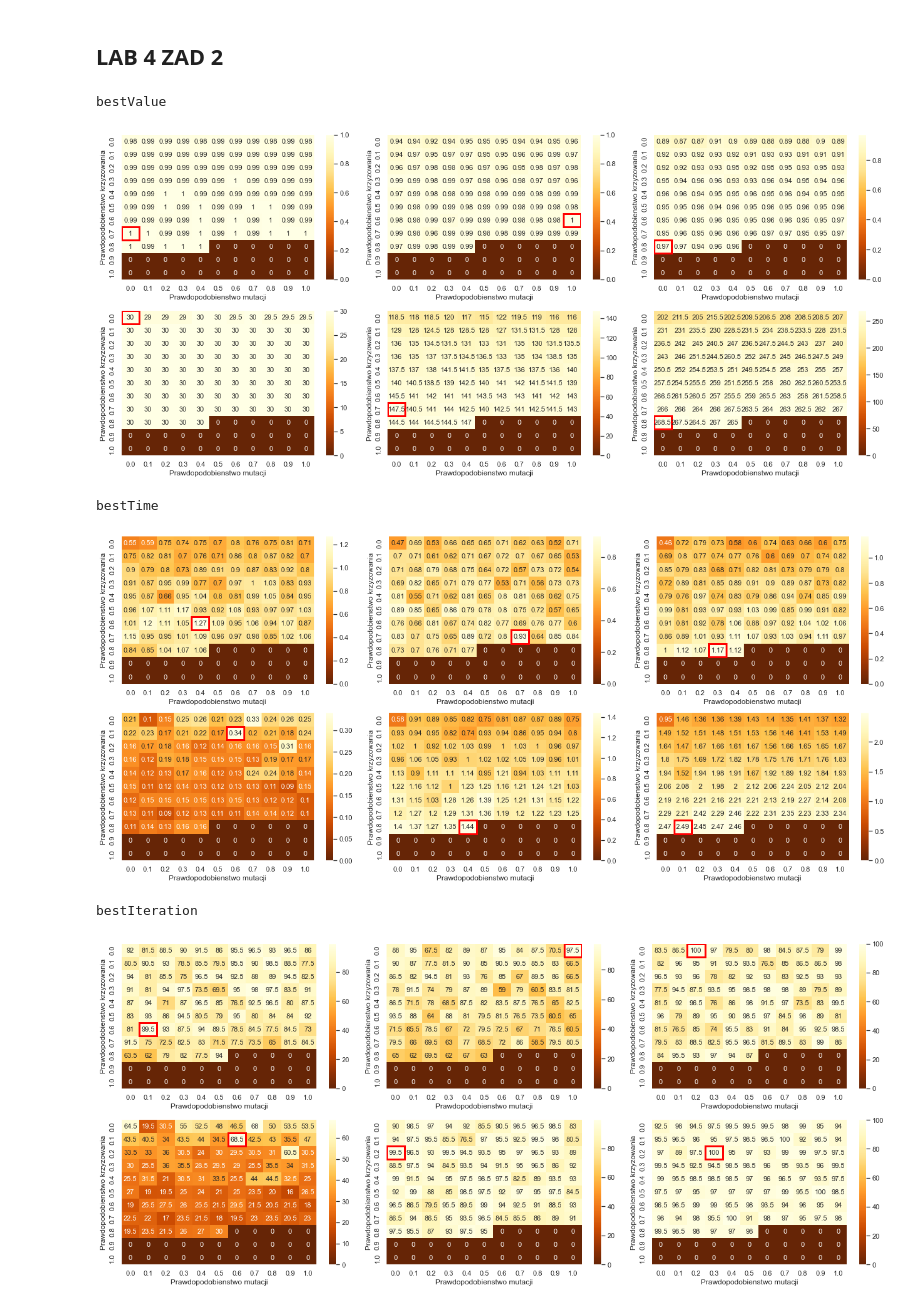
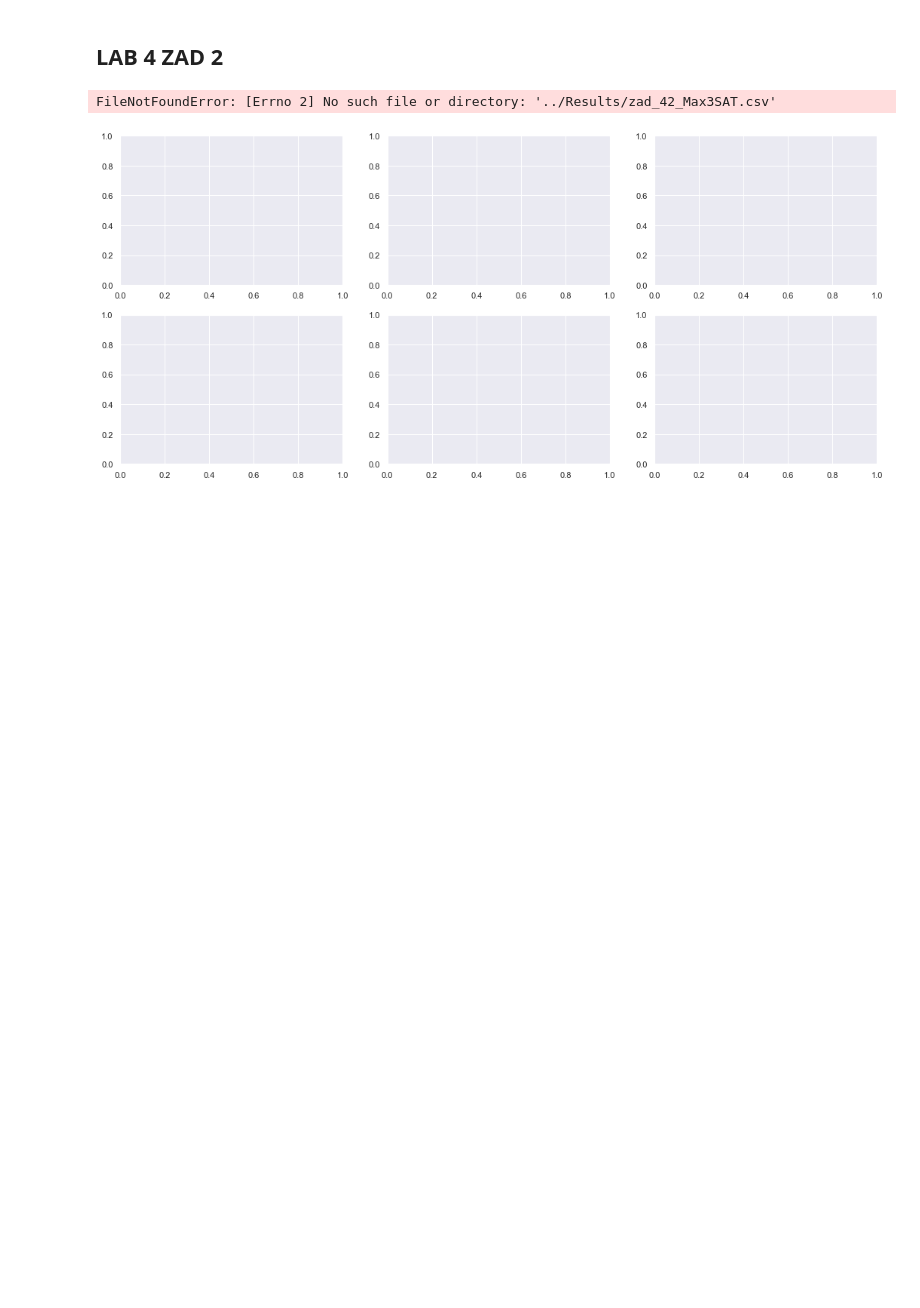
Before and after one commit to Robertpawelh/metaheuristics_lab_3, a Jupyter notebook: python_scripts/Lab2Plots.ipynb, the cells around one changed output. Cells and saved outputs as stored; diff of their text form; code cells hidden in the pictures; blank space fills up the shorter version.

```diff
--- a/python_scripts/Lab2Plots.ipynb
+++ b/python_scripts/Lab2Plots.ipynb
@@ -6,7 +6,7 @@ import numpy as np
 from matplotlib.ticker import FormatStrFormatter
 
 sns.set_theme()
-save_fig = False
+save_fig = True
 # %%
 def load_optims(zad_id):
     optimums = pd.read_csv(f'../Results/zad_{zad_id}_optims.csv', sep=';')
@@ -192,24 +242,20 @@ def plot_metrics_4_2(zad_id, problem_names, model_names, metrics):
 # %%
 problem_names = {'Max3SAT': 'Max3SAT',
                  'ISG': 'ISG',
                  'NKLandscapes': 'NK-land',
                  'Concatenation_10': 'Concatenation_10',
                  'Concatenation_50': 'Concatenation_50',
                  'Concatenation_100': 'Concatenation_100',
                 }
 
 
 model_names = {
     10: 10,
 }
 
 metrics = ['bestValue', 'bestTime', 'bestIteration', 'bestFFE']
 
-plot_metrics_4_2(1, problem_names, model_names, metrics)
+plot_metrics_4_2(42, problem_names, model_names, metrics)
 # %% [output]
-bestValue
+FileNotFoundError: [Errno 2] No such file or directory: '../Results/zad_42_Max3SAT.csv'
-[figure, old version]
+[figure, new version]
-bestTime
-[figure, removed]
-bestIteration
-[figure, removed]
```
Also changed, not shown: parts of 20 cells of this notebook, 12 other files.
